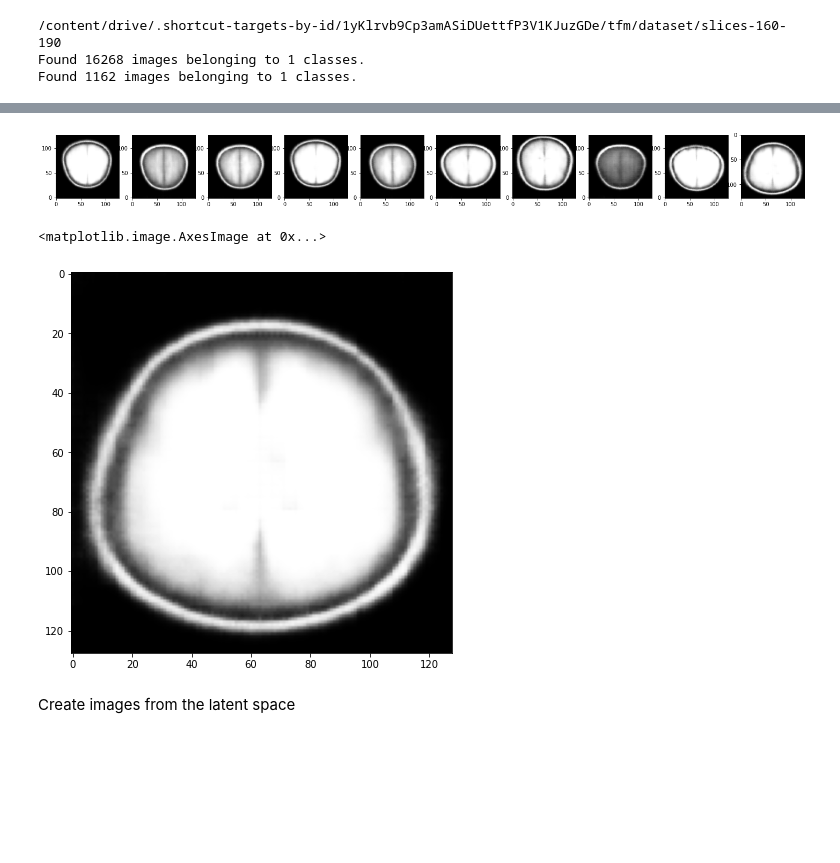
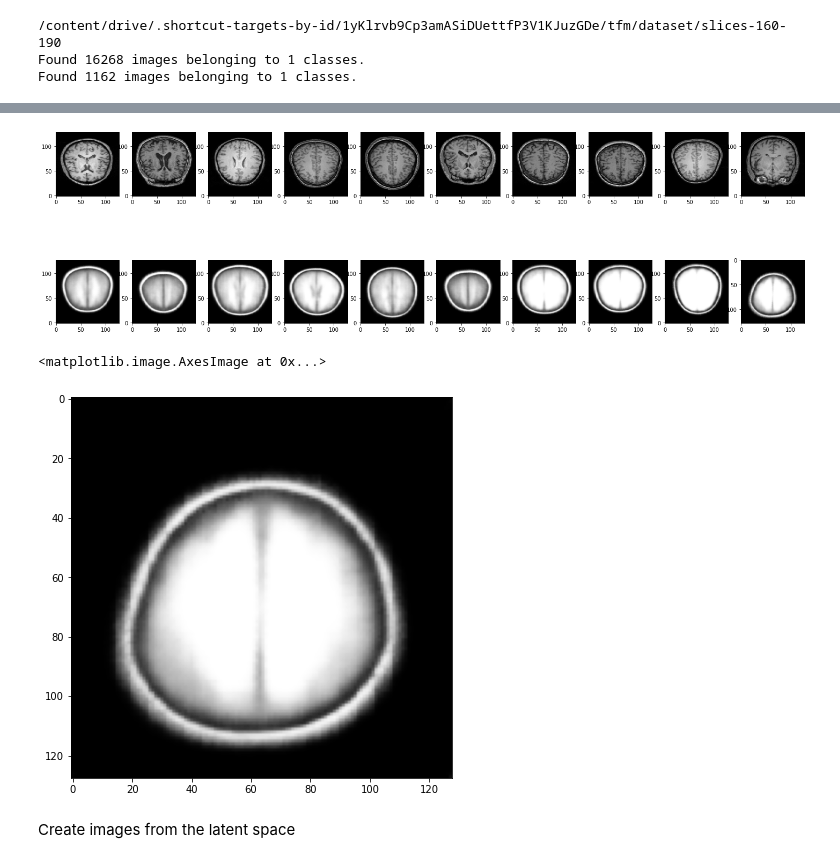
Before and after one commit to mtablado/uoc2022_tfm, a Jupyter notebook: vae.ipynb, the cells around one changed output, grey strips where cells are left out. Saved outputs shown, nothing was run; the diff lists cells and outputs as text; code cells hidden in the pictures; blank space fills up the shorter version.

```diff
--- a/vae.ipynb
+++ b/vae.ipynb
@@ -45,27 +45,27 @@ def vae_encoder():
   inputs = keras.Input(shape=(PIXELS, PIXELS, 1), name='input_layer')
 
   # Block-1
-  x = layers.Conv2D(32, kernel_size=3, strides= 2, padding='same', name='conv_1')(inputs)
+  x = layers.Conv2D(32, kernel_size=4, strides= 2, padding='same', name='conv_1')(inputs)
   x = layers.BatchNormalization(name='bn_1')(x)
   x = layers.LeakyReLU(name='lrelu_1')(x)
 
   # Block-2
-  x = layers.Conv2D(64, kernel_size=3, strides= 2, padding='same', name='conv_2')(x)
+  x = layers.Conv2D(64, kernel_size=4, strides= 2, padding='same', name='conv_2')(x)
   x = layers.BatchNormalization(name='bn_2')(x)
   x = layers.LeakyReLU(name='lrelu_2')(x)
 
   # Block-3
-  x = layers.Conv2D(64, 3, 2, padding='same', name='conv_3')(x)
+  x = layers.Conv2D(64, 4, 2, padding='same', name='conv_3')(x)
   x = layers.BatchNormalization(name='bn_3')(x)
   x = layers.LeakyReLU(name='lrelu_3')(x)
 
   # Block-4
-  #x = layers.Conv2D(64, 3, 2, padding='same', name='conv_4')(x)
-  #x = layers.BatchNormalization(name='bn_4')(x)
-  #x = layers.LeakyReLU(name='lrelu_4')(x)
+  x = layers.Conv2D(64, 4, 2, padding='same', name='conv_4')(x)
+  x = layers.BatchNormalization(name='bn_4')(x)
+  x = layers.LeakyReLU(name='lrelu_4')(x)
 
   # Block-5
-  x = layers.Conv2D(64, 3, 2, padding='same', name='conv_5')(x)
+  x = layers.Conv2D(64, 4, 2, padding='same', name='conv_5')(x)
   x = layers.BatchNormalization(name='bn_5')(x)
   x = layers.LeakyReLU(name='lrelu_5')(x)
 
@@ -100,31 +100,31 @@ ________________________________________________________________________________
 # %%
 def vae_decoder():
   inputs = keras.Input(shape=(200,), name='input_layer')
-  x = layers.Dense(4096, name='dense_1')(inputs)
-  x = layers.Reshape((8,8,64), name='Reshape')(x)
+  x = layers.Dense(1024, name='dense_1')(inputs)
+  x = layers.Reshape((4,4,64), name='Reshape')(x)
 
   # Block-1
-  #x = layers.Conv2DTranspose(64, 3, strides= 2, padding='same',name='conv_transpose_1')(x)
-  #x = layers.BatchNormalization(name='bn_1')(x)
-  #x = layers.LeakyReLU(name='lrelu_1')(x)
+  x = layers.Conv2DTranspose(64, 4, strides= 2, padding='same',name='conv_transpose_1')(x)
+  x = layers.BatchNormalization(name='bn_1')(x)
+  x = layers.LeakyReLU(name='lrelu_1')(x)
 
   # Block-2
-  x = layers.Conv2DTranspose(64, 3, strides= 2, padding='same', name='conv_transpose_2')(x)
+  x = layers.Conv2DTranspose(64, 4, strides= 2, padding='same', name='conv_transpose_2')(x)
   x = layers.BatchNormalization(name='bn_2')(x)
   x = layers.LeakyReLU(name='lrelu_2')(x)
 
   # Block-3
-  x = layers.Conv2DTranspose(64, 3, 2, padding='same', name='conv_transpose_3')(x)
+  x = layers.Conv2DTranspose(64, 4, 2, padding='same', name='conv_transpose_3')(x)
   x = layers.BatchNormalization(name='bn_3')(x)
   x = layers.LeakyReLU(name='lrelu_3')(x)
 
   # Block-4
-  x = layers.Conv2DTranspose(32, 3, 2, padding='same', name='conv_transpose_4')(x)
+  x = layers.Conv2DTranspose(32, 4, 2, padding='same', name='conv_transpose_4')(x)
   x = layers.BatchNormalization(name='bn_4')(x)
   x = layers.LeakyReLU(name='lrelu_4')(x)
 
   # Block-5
-  outputs = layers.Conv2DTranspose(1, 3, 2,padding='same', activation='sigmoid', name='conv_transpose_5')(x)
+  outputs = layers.Conv2DTranspose(1, 4, 2,padding='same', activation='sigmoid', name='conv_transpose_5')(x)
   model = tf.keras.Model(inputs, outputs, name="Decoder")
   model.summary()
   return model
@@ -314,20 +314,25 @@ y_pred = decoder.predict(z)
 # %%
 from matplotlib import pyplot as plt
 %matplotlib inline
 
 number_of_images = 10 #len(y_pred)
-fig, axes = plt.subplots(1, number_of_images, figsize=(25,25))
+fig, axes = plt.subplots(2, number_of_images, figsize=(25,8))
+
+test = test_generator.__getitem__(0)
 
 # Show some images
 for i in range(len([0,1,2,3,4,5,6,7,8,9])):
   image = y_pred[i]
   image = image[:,:,0]
-  axes[i].imshow(image, cmap="gray", origin="lower")
+  source_image = test[i]
+  source_image = source_image[:,:,0]
+  axes[0,i].imshow(source_image, cmap="gray", origin="lower")
+  axes[1,i].imshow(image, cmap="gray", origin="lower")
   # Display the first image in training data
   #img = image[:,:,100]
   plt.imshow(image, cmap='gray')
 # %% [output]
-[figure, old version]
+[figure, new version]
 # %%
 plt.figure(figsize=[15,15])
 
@@ -336,7 +341,7 @@ plt.subplot(121)
 plt.imshow(image, cmap='gray')
 # %% [output]
 <matplotlib.image.AxesImage at 0x...>
-[figure, old version]
+[figure, new version]
 # %% [markdown]
 Create images from the latent space
 # %%
```
Also changed, not shown: parts of 6 cells of this notebook.
